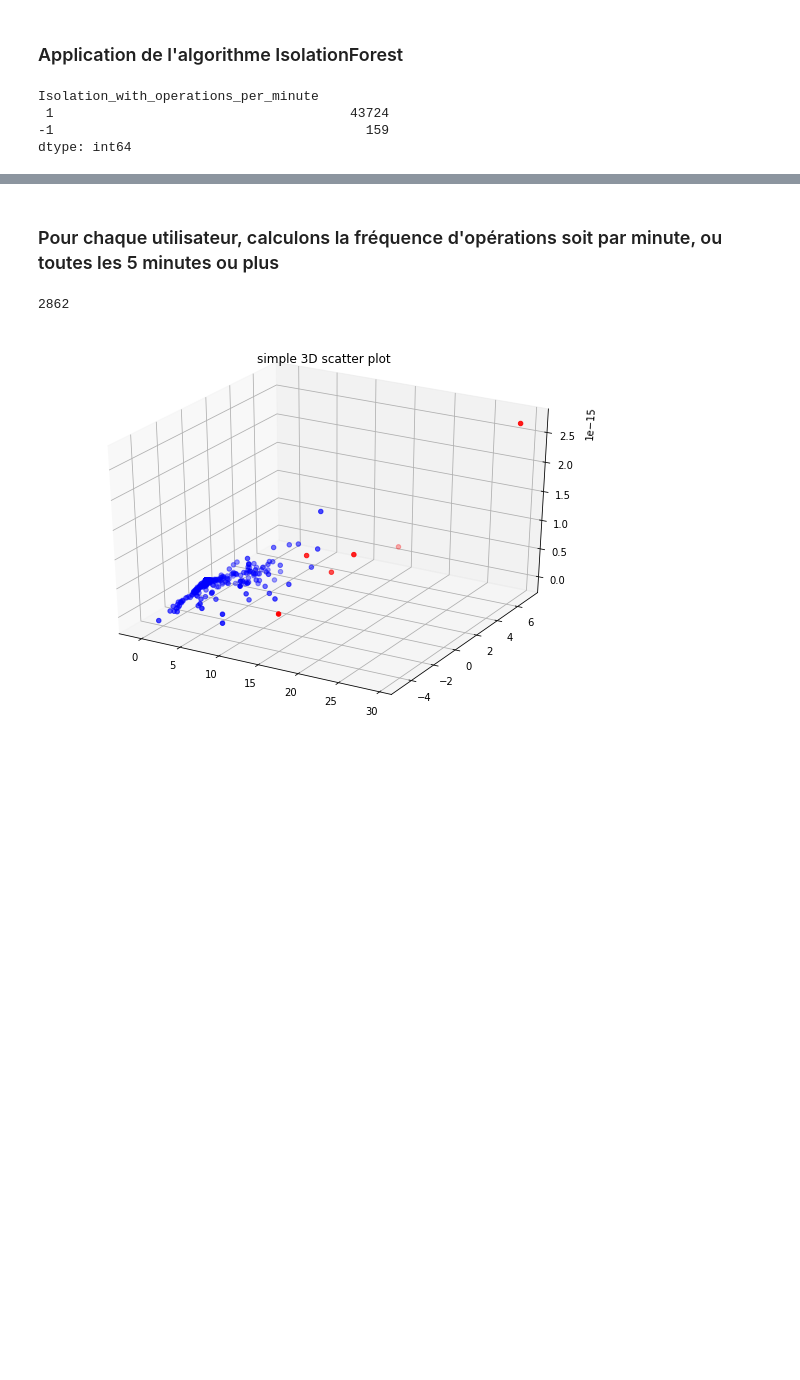
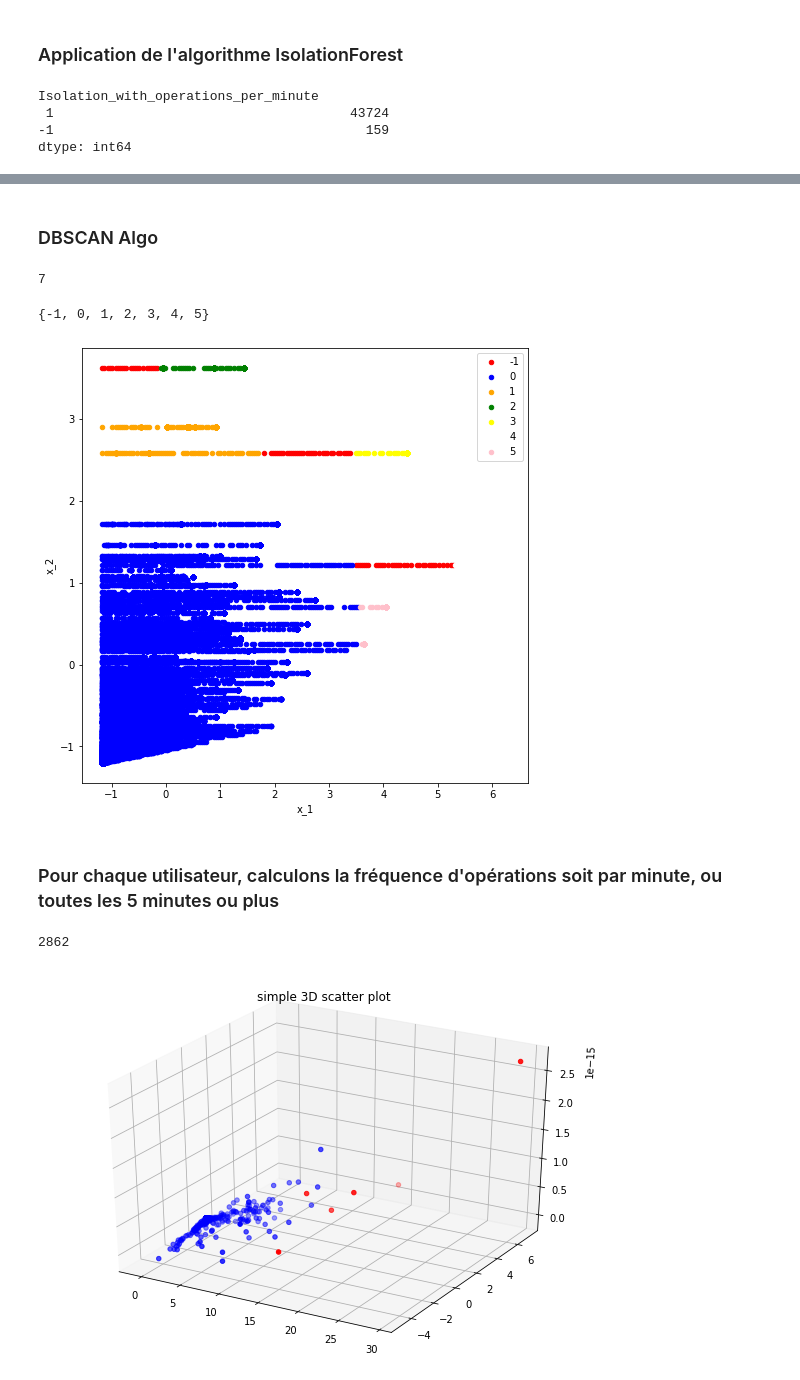
Before and after one commit to pfolaa/fraud_detection, a Jupyter notebook: fraud_detection_01.ipynb, the cells around one changed output, grey strips where cells are left out. Cells and saved outputs as stored; diff of their text form; code cells hidden in the pictures; blank space fills up the shorter version.

```diff
--- a/fraud_detection_01.ipynb
+++ b/fraud_detection_01.ipynb
@@ -3123,3 +3158,33 @@ ValueError: ignored
+# %% [markdown]
+### DBSCAN Algo
+# %%
+from sklearn.cluster import DBSCAN
+db = DBSCAN(eps=0.5, min_samples=100).fit(Scaled_data_with_operations_per_minute)
+# %%
+clusters_db = db.labels_
+# %%
+len(set(clusters_db))
+# %% [output]
+7
+# %%
+set(clusters_db)
+# %% [output]
+{-1, 0, 1, 2, 3, 4, 5}
+# %%
+def show_clusters(X, cluster):
+  df = pd.DataFrame(dict(x=X[:,0], y=X[:,1], label=cluster))
+  colors = {-1: 'red', 0: 'blue', 1:'orange', 2:'green', 3:'yellow', 4:'white', 5:'pink'}
+  fig, ax = plt.subplots(figsize=(8,8))
+  grouped = df.groupby('label')
+  for key, group in grouped:
+    group.plot(ax=ax, kind='scatter', x='x', y='y', label=key, color=colors[key])
+  plt.xlabel('x_1')
+  plt.ylabel('x_2')
+  plt.show()
+# %%
+show_clusters(Scaled_data_with_operations_per_minute, clusters_db)
+# %% [output]
+[figure, added]
 # %% [markdown]
 ### Pour chaque utilisateur, calculons la fréquence d'opérations soit par minute, ou toutes les 5 minutes ou plus
 # %%
```
Also changed, not shown: parts of 5 cells of this notebook.
